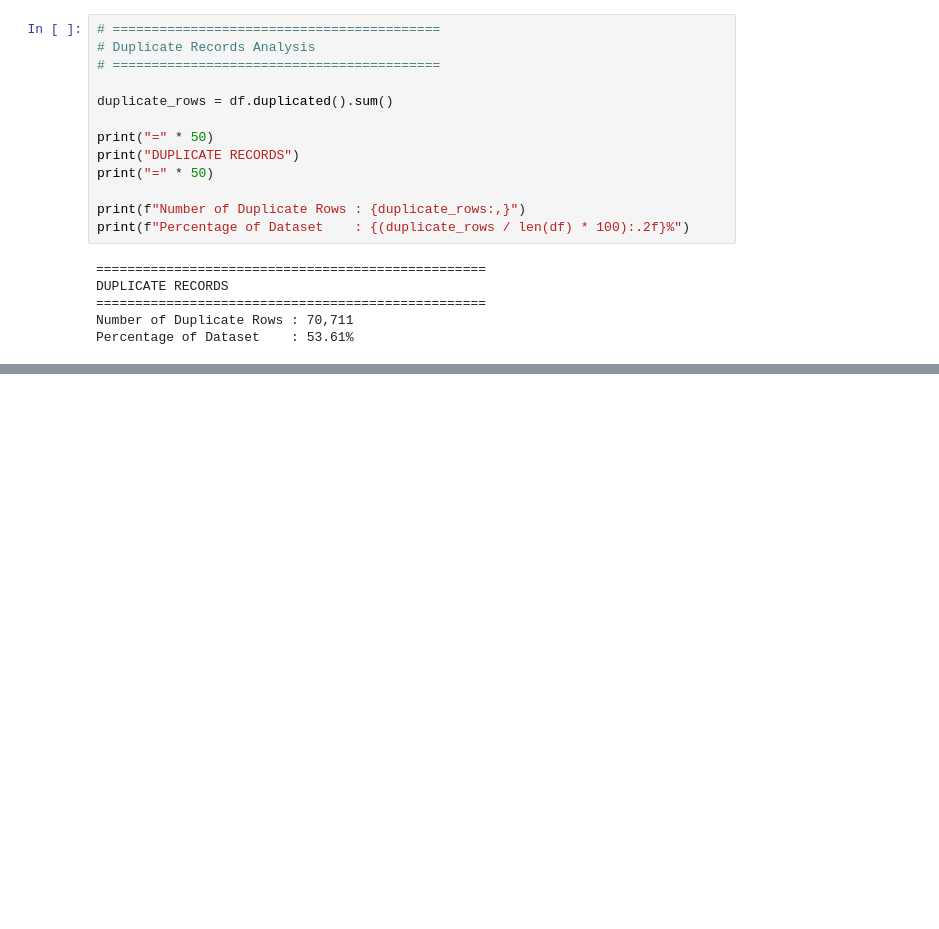
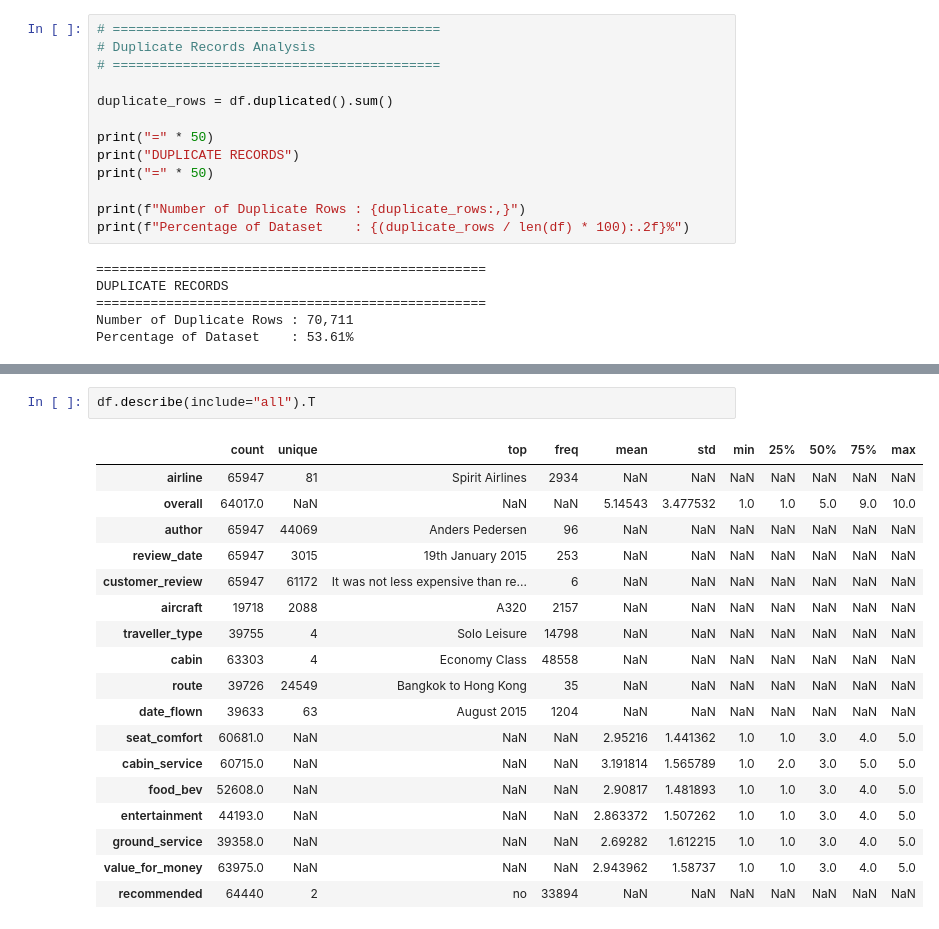
Before and after one commit to saurabh-parate/project-skytrax-airline, a Jupyter notebook: group5-skytrax-airline-reviews.ipynb, the cells around one changed output, grey strips where cells are left out. Cells and saved outputs as stored; diff of their text form; blank space fills up the shorter version.

```diff
--- a/group5-skytrax-airline-reviews.ipynb
+++ b/group5-skytrax-airline-reviews.ipynb
@@ -299,0 +323,21 @@ Percentage of Dataset    : 53.61%
+# %%
+df.describe(include="all").T
+# %% [output]
+|  | count | unique | top | freq | mean | std | min | 25% | 50% | 75% | max |
+| airline | 65947 | 81 | Spirit Airlines | 2934 | NaN | NaN | NaN | NaN | NaN | NaN | NaN |
+| overall | 64017.0 | NaN | NaN | NaN | 5.14543 | 3.477532 | 1.0 | 1.0 | 5.0 | 9.0 | 10.0 |
+| author | 65947 | 44069 | Anders Pedersen | 96 | NaN | NaN | NaN | NaN | NaN | NaN | NaN |
+| review_date | 65947 | 3015 | 19th January 2015 | 253 | NaN | NaN | NaN | NaN | NaN | NaN | NaN |
+| customer_review | 65947 | 61172 | It was not less expensive than re... | 6 | NaN | NaN | NaN | NaN | NaN | NaN | NaN |
+| aircraft | 19718 | 2088 | A320 | 2157 | NaN | NaN | NaN | NaN | NaN | NaN | NaN |
+| traveller_type | 39755 | 4 | Solo Leisure | 14798 | NaN | NaN | NaN | NaN | NaN | NaN | NaN |
+| cabin | 63303 | 4 | Economy Class | 48558 | NaN | NaN | NaN | NaN | NaN | NaN | NaN |
+| route | 39726 | 24549 | Bangkok to Hong Kong | 35 | NaN | NaN | NaN | NaN | NaN | NaN | NaN |
+| date_flown | 39633 | 63 | August 2015 | 1204 | NaN | NaN | NaN | NaN | NaN | NaN | NaN |
+| seat_comfort | 60681.0 | NaN | NaN | NaN | 2.95216 | 1.441362 | 1.0 | 1.0 | 3.0 | 4.0 | 5.0 |
+| cabin_service | 60715.0 | NaN | NaN | NaN | 3.191814 | 1.565789 | 1.0 | 2.0 | 3.0 | 5.0 | 5.0 |
+| food_bev | 52608.0 | NaN | NaN | NaN | 2.90817 | 1.481893 | 1.0 | 1.0 | 3.0 | 4.0 | 5.0 |
+| entertainment | 44193.0 | NaN | NaN | NaN | 2.863372 | 1.507262 | 1.0 | 1.0 | 3.0 | 4.0 | 5.0 |
+| ground_service | 39358.0 | NaN | NaN | NaN | 2.69282 | 1.612215 | 1.0 | 1.0 | 3.0 | 4.0 | 5.0 |
+| value_for_money | 63975.0 | NaN | NaN | NaN | 2.943962 | 1.58737 | 1.0 | 1.0 | 3.0 | 4.0 | 5.0 |
+| recommended | 64440 | 2 | no | 33894 | NaN | NaN | NaN | NaN | NaN | NaN | NaN |
```
Also changed, not shown: parts of 47 cells of this notebook.
